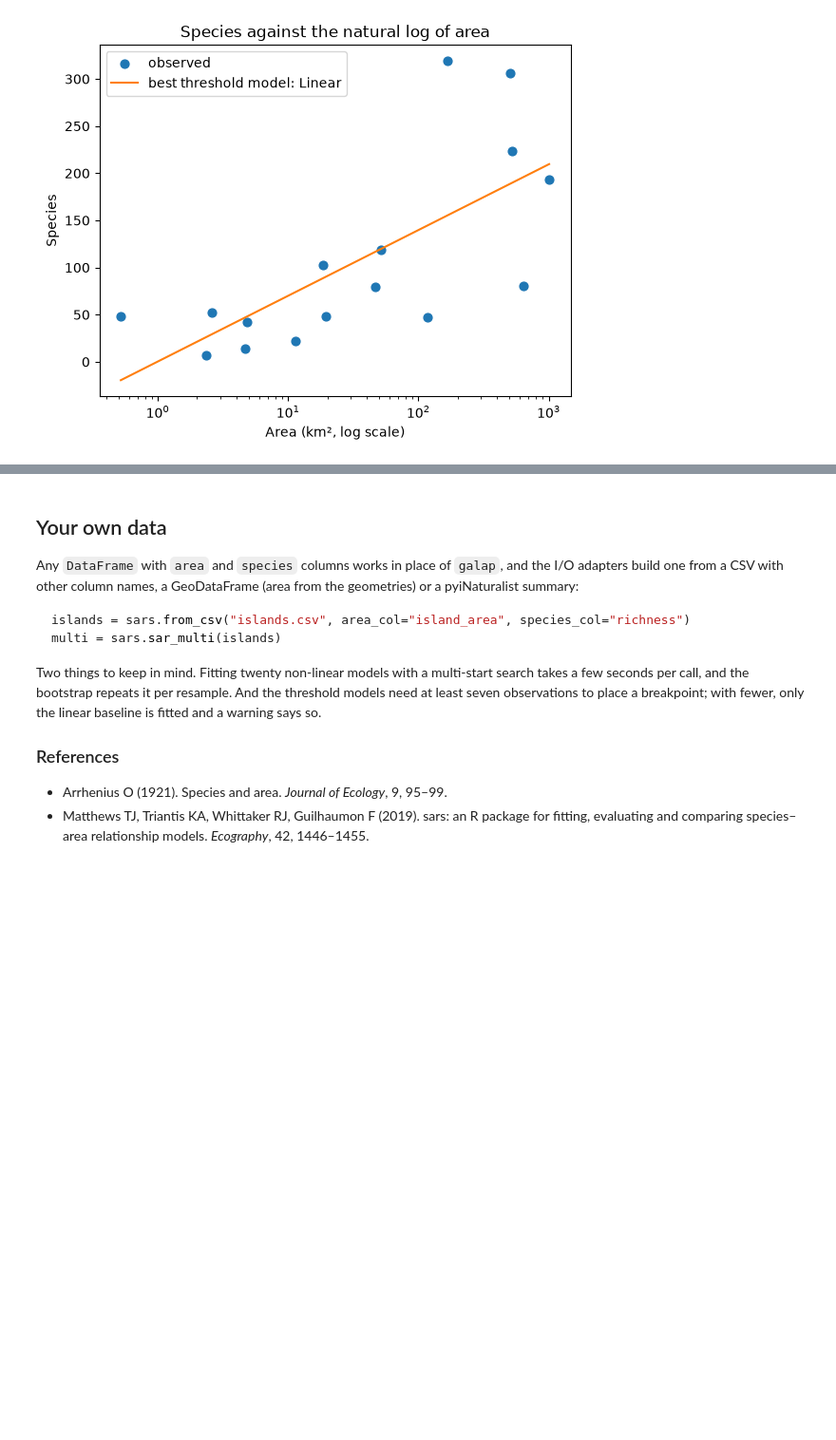
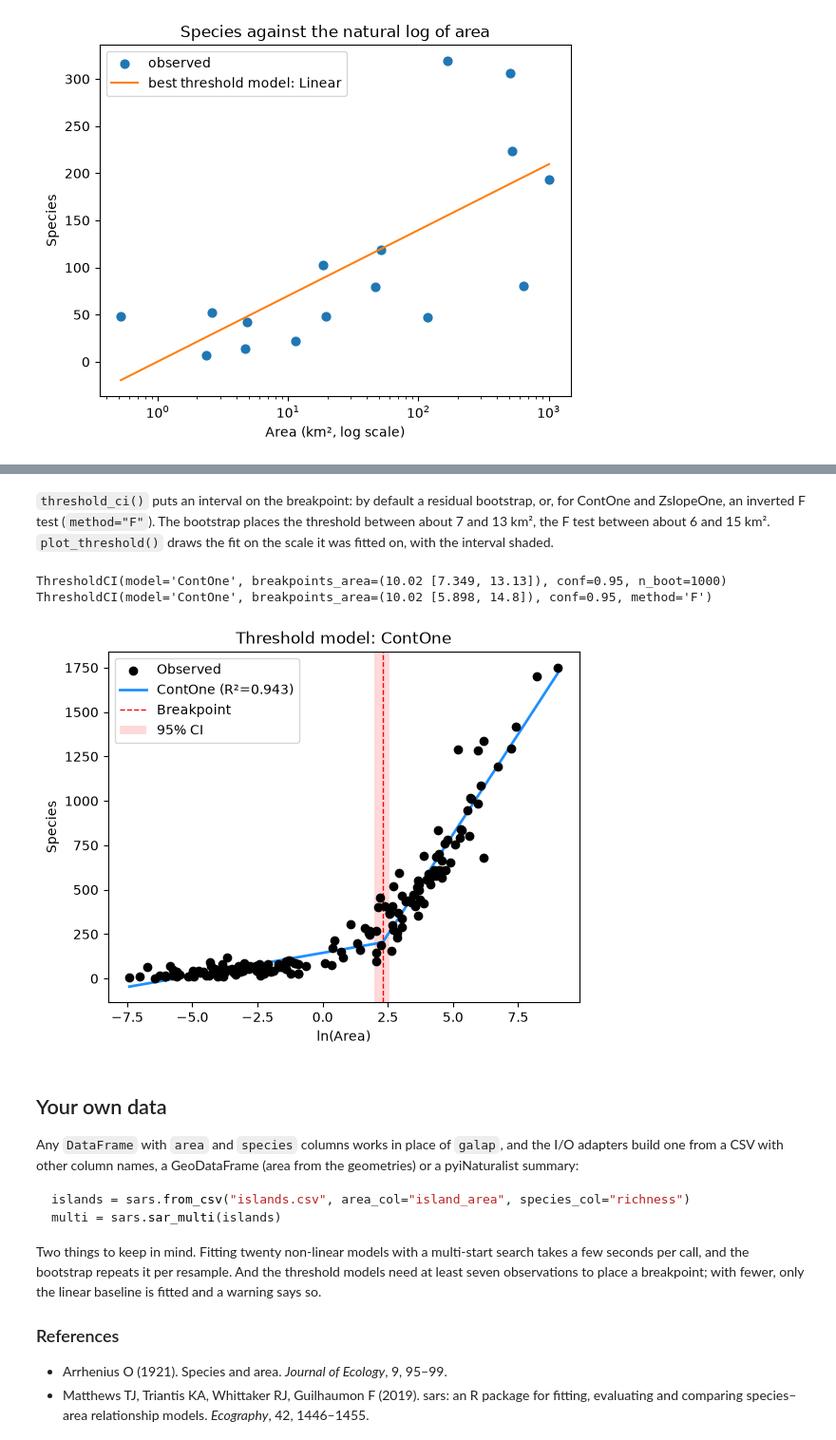
Before and after one commit to jmcmeen/sars, a Jupyter notebook: docs/examples/galapagos.ipynb, the cells around one changed output, grey strips where cells are left out. Shown at 95% size. Saved outputs shown, nothing was run; the diff lists cells and outputs as text; code cells hidden in the pictures; blank space fills up the shorter version.

```diff
--- a/docs/examples/galapagos.ipynb
+++ b/docs/examples/galapagos.ipynb
@@ -268,0 +353,5 @@ plt.show()
+# %%
+aegean2 = sars.load_aegean2()
+th2 = sars.sar_threshold(aegean2)
+print(th2)
+th2.summary[["model", "breakpoint", "breakpoint_area", "AICc", "R2"]].round(3)
@@ -269,3 +364,21 @@ plt.show()
+# %% [markdown]
+`threshold_ci()` puts an interval on the breakpoint: by default a residual bootstrap, or,
+for ContOne and ZslopeOne, an inverted F test (`method="F"`). The bootstrap places the
+threshold between about 7 and 13 km², the F test between about 6 and 15 km². `plot_threshold()` draws
+the fit on the scale it was fitted on, with the interval shaded.
+# %%
+boot = sars.threshold_ci(th2, model="ContOne", rng=np.random.default_rng(1))
+f_test = sars.threshold_ci(th2, model="ContOne", method="F")
+print(boot)
+print(f_test)
+# %% [output]
+ThresholdCI(model='ContOne', breakpoints_area=(10.02 [7.349, 13.13]), conf=0.95, n_boot=1000)
+ThresholdCI(model='ContOne', breakpoints_area=(10.02 [5.898, 14.8]), conf=0.95, method='F')
+# %%
+sars.plot_threshold(th2, model="ContOne", ci=boot)
+plt.show()
+# %% [output]
+[figure, added]
 # %% [markdown]
 ## Your own data
 
```
Also changed, not shown: parts of 16 cells of this notebook, 2 other files.
